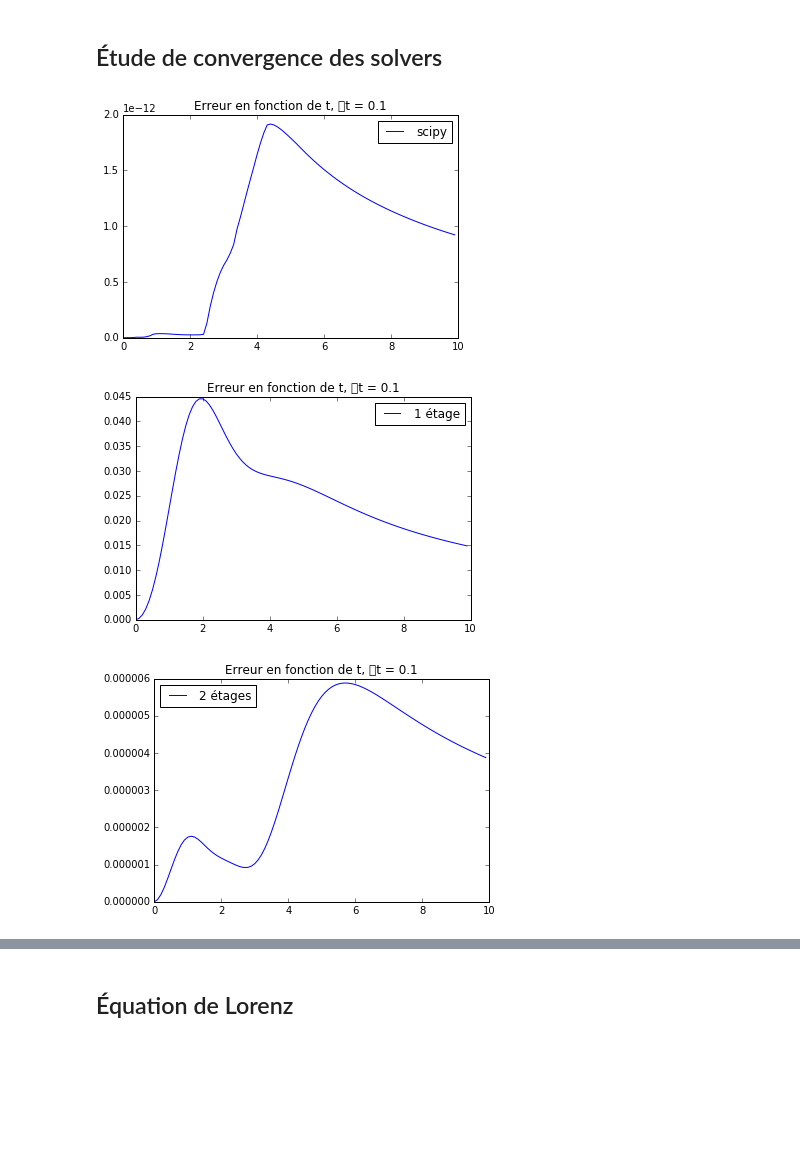
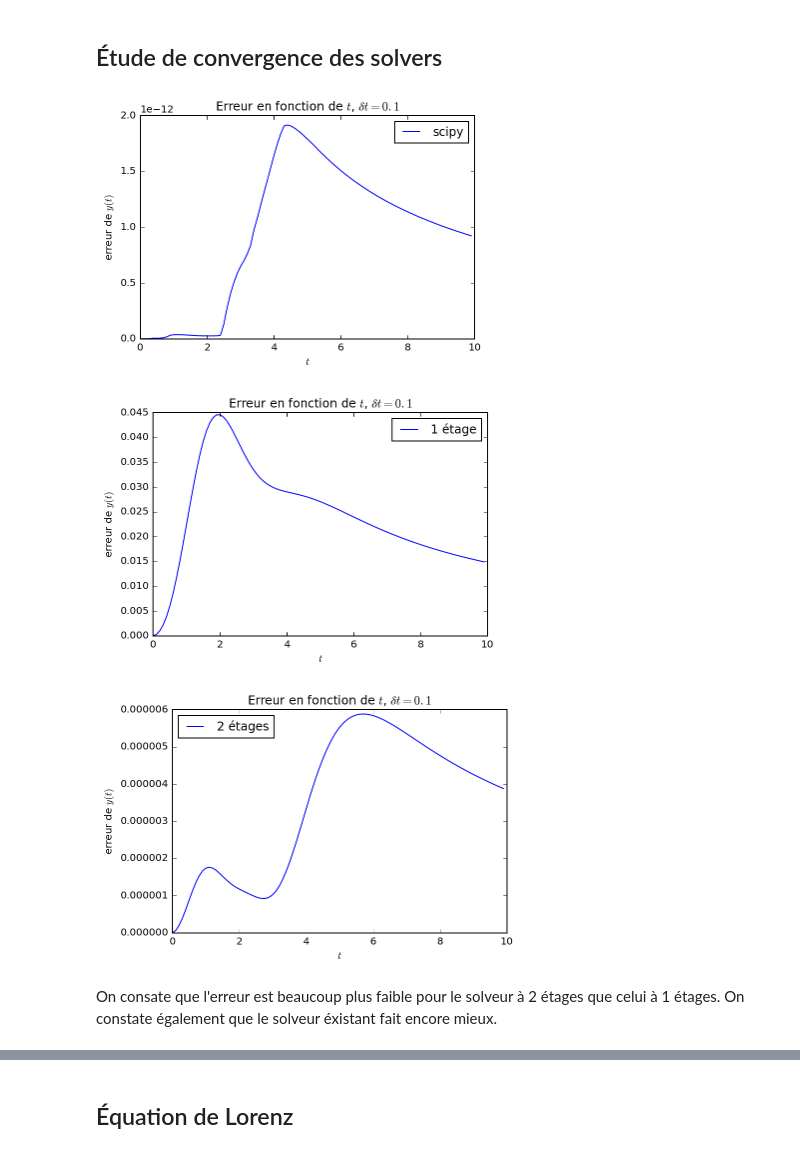
Before and after one commit to dzamlo/tp_edo, a Jupyter notebook: tp_edo.ipynb, the cells around one changed output, grey strips where cells are left out. Drawn from its saved outputs; the diff is of its cells as text; code cells hidden in the pictures; blank space fills up the shorter version.

```diff
--- a/tp_edo.ipynb
+++ b/tp_edo.ipynb
@@ -62,30 +74,39 @@ plt.legend(loc='best');
 # %%
 def compute_errors(values1, values2):
     diff = np.abs(values1-values2)
     diff_square = diff*diff
     errors = np.cumsum(diff_square)
     for i,v in enumerate(errors):
         errors[i] = v/(i+1)
     return errors
 
 errors_scipy = compute_errors(value_y, value_scipy)
 errors_runge_kutta_1 = compute_errors(value_y, value_runge_kutta_1)
 errors_runge_kutta_2 = compute_errors(value_y, value_runge_kutta_2)
+
 plt.plot(ts, errors_scipy, label="scipy")
 plt.legend(loc="best")
-plt.title("Erreur en fonction de t, δt = 0.1");
+plt.title("Erreur en fonction de $t$, $δt = 0.1$")
+plt.xlabel("$t$")
+plt.ylabel("erreur de $y(t)$")
 plt.figure()
 plt.plot(ts, errors_runge_kutta_1, label="1 étage")
 plt.legend(loc="best")
-plt.title("Erreur en fonction de t, δt = 0.1");
+plt.title("Erreur en fonction de $t$, $δt = 0.1$")
+plt.xlabel("$t$")
+plt.ylabel("erreur de $y(t)$")
 plt.figure()
 plt.plot(ts, errors_runge_kutta_2, label="2 étages")
 plt.legend(loc="best")
-plt.title("Erreur en fonction de t, δt = 0.1");
+plt.title("Erreur en fonction de $t$, $δt = 0.1$")
+plt.xlabel("$t$")
+plt.ylabel("erreur de $y(t)$");
 # %% [output]
-[figure, old version]
+[figure, new version]
-[figure, old version]
+[figure, new version]
-[figure, old version]
+[figure, new version]
+# %% [markdown]
+On consate que l'erreur est beaucoup plus faible pour le solveur à 2 étages que celui à 1 étages. On constate également que le solveur éxistant fait encore mieux.
 # %%
 delta_ts = [0.1, 0.05, 0.025, 0.0125]
 errors_runge_kutta_1 = np.zeros_like(delta_ts)
```
Also changed, not shown: parts of 23 cells of this notebook.
